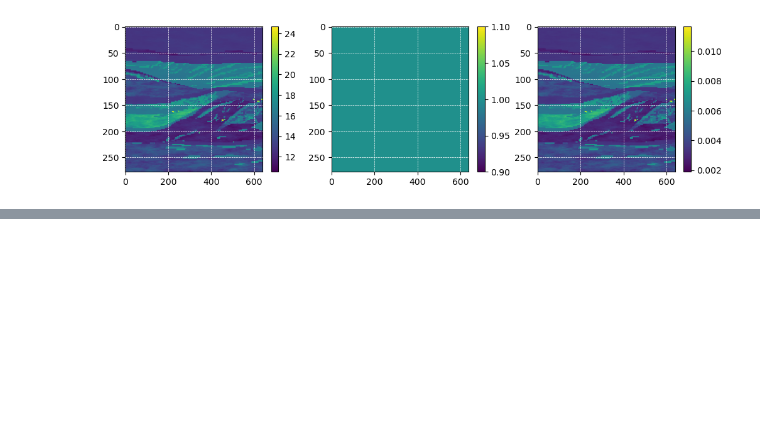
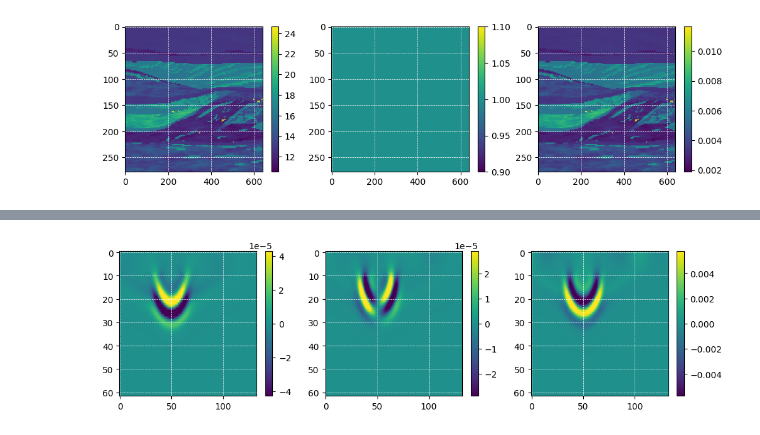
Before and after one commit to joeyartech/SeisJIMU, a Jupyter notebook: Demo/01_ForwardModeling/go.ipynb, the cells around one changed output, grey strips where cells are left out. Drawn from its saved outputs; the diff is of its cells as text; code cells hidden in the pictures; blank space fills up the shorter version.

```diff
--- a/Demo/01_ForwardModeling/go.ipynb
+++ b/Demo/01_ForwardModeling/go.ipynb
@@ -311,0 +364,7 @@ plt.subplot(1,3,3); imshow(read_snap('results/snap_fld_u%Ey',(nsnap,nxsnap,nzsna
+# %%
+plt.figure(figsize=(12,3))
+plt.subplot(1,3,1); imshow(read_snap('res_50MHz/snap_fld_u%Hx',(51,181,120)),perc=98)
+plt.subplot(1,3,2); imshow(read_snap('res_50MHz/snap_fld_u%Hz',(51,181,120)),perc=98)
+plt.subplot(1,3,3); imshow(read_snap('res_50MHz/snap_fld_u%Ey',(51,181,120)),perc=98)
+# %% [output]
+[figure, added]
```
Also changed, not shown: parts of 38 cells of this notebook, 7 other files.
